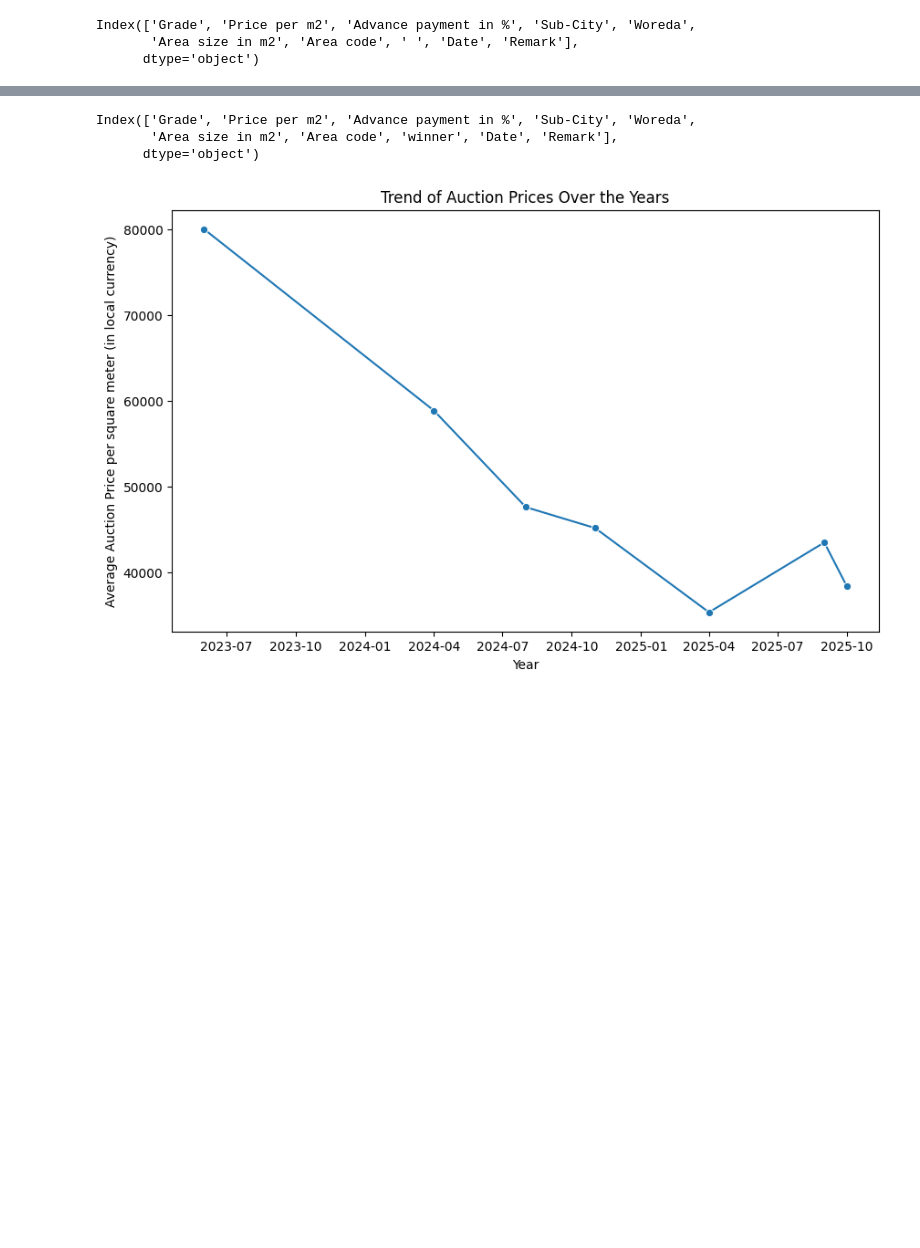
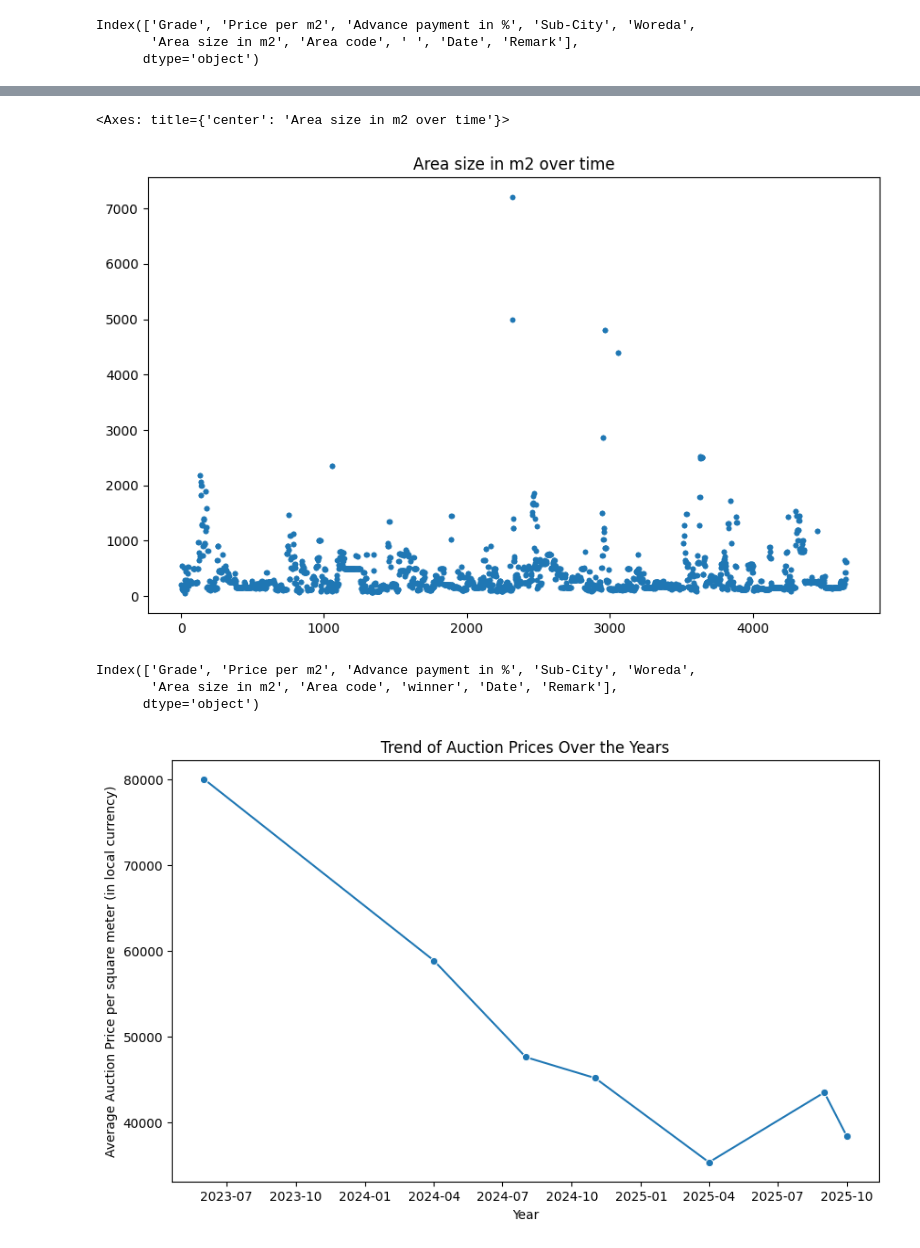
Before and after one commit to Solhemi/Land_auction_price_prediction_model_in_Addis, a Jupyter notebook: land_auction_price_prediction_model.ipynb, the cells around one changed output, grey strips where cells are left out. Cells and saved outputs as stored; diff of their text form; code cells hidden in the pictures; blank space fills up the shorter version.

```diff
--- a/land_auction_price_prediction_model.ipynb
+++ b/land_auction_price_prediction_model.ipynb
@@ -151,3 +156,8 @@ auction_df = auction_df.rename(columns={' ': 'winner'})
+# %%
+auction_df['Area size in m2'].plot(style='.', figsize=(10,6), title='Area size in m2 over time')
+# %% [output]
+<Axes: title={'center': 'Area size in m2 over time'}>
+[figure, added]
 # %%
 auction_df.columns
 # %% [output]
```
Also changed, not shown: parts of 1 cell of this notebook.
